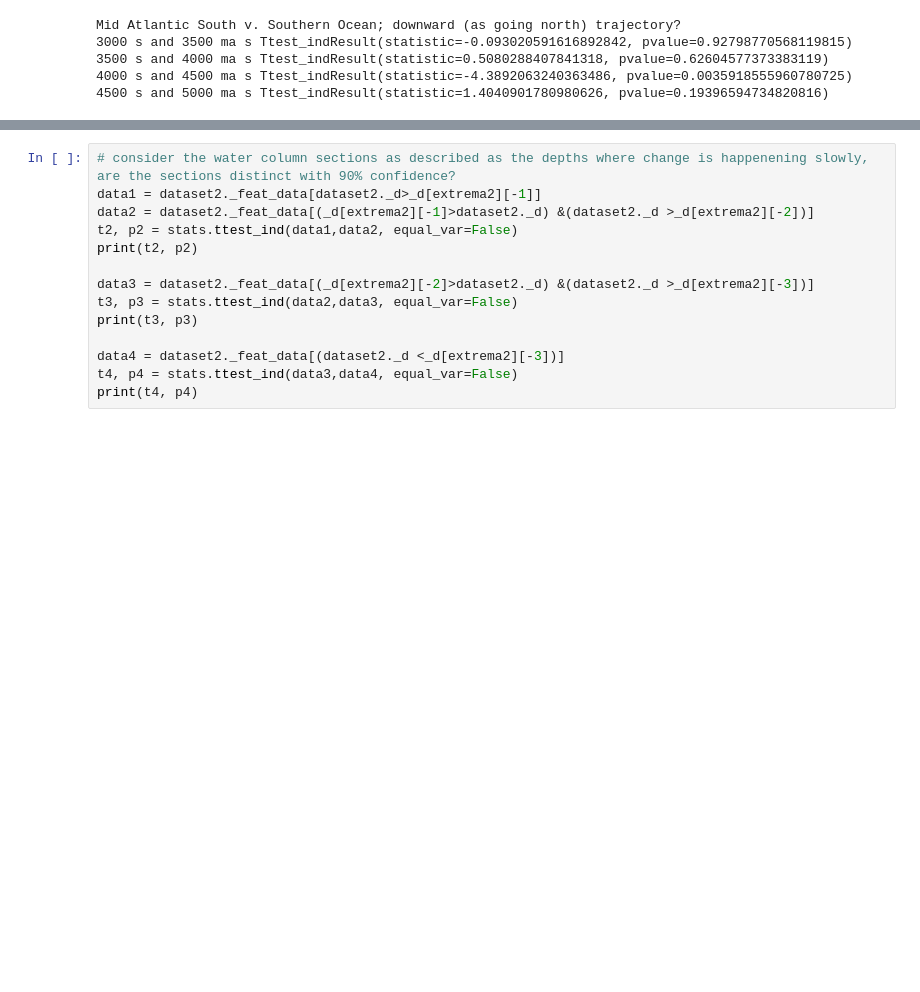
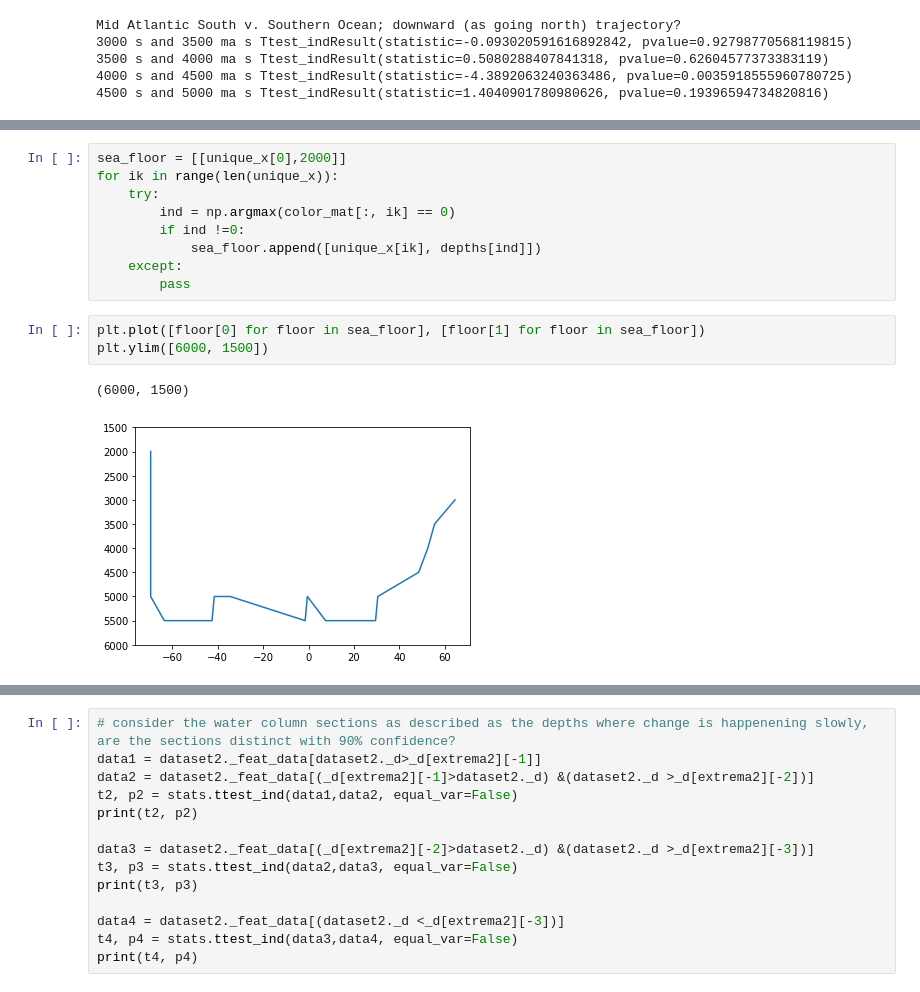
Before and after one commit to jordanplanders/Thinkful, a Jupyter notebook: Capstone Project/watercol_connectedness.ipynb, the cells around one changed output, grey strips where cells are left out. Saved outputs shown, nothing was run; the diff lists cells and outputs as text; blank space fills up the shorter version.

```diff
--- a/Capstone Project/watercol_connectedness.ipynb
+++ b/Capstone Project/watercol_connectedness.ipynb
@@ -1037,0 +1088,15 @@ Mid Atlantic South v. Southern Ocean; downward (as going north) trajectory?
+# %%
+sea_floor = [[unique_x[0],2000]]
+for ik in range(len(unique_x)):
+    try:
+        ind = np.argmax(color_mat[:, ik] == 0)
+        if ind !=0:
+            sea_floor.append([unique_x[ik], depths[ind]])
+    except:
+        pass
+# %%
+plt.plot([floor[0] for floor in sea_floor], [floor[1] for floor in sea_floor])
+plt.ylim([6000, 1500])
+# %% [output]
+(6000, 1500)
+[figure, added]
```
Also changed, not shown: parts of 25 cells of this notebook.
